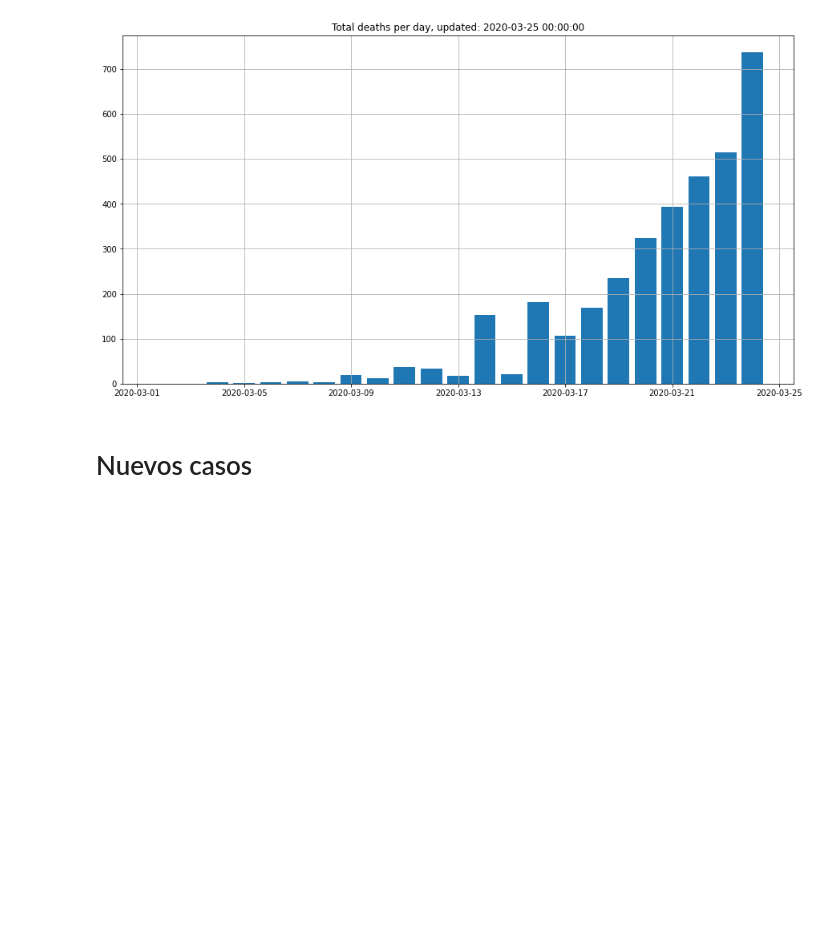
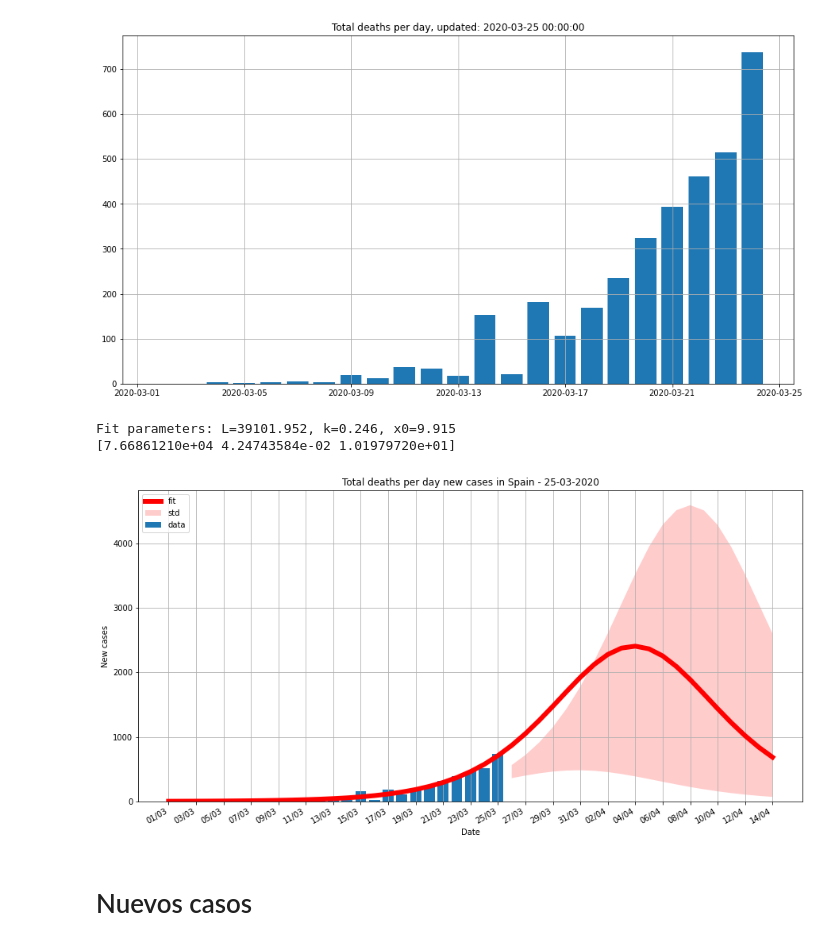
Before and after one commit to victorvicpal/COVID19_es, a Jupyter notebook: notebooks/LogisticCurveV02.ipynb, the cells around one changed output. Saved outputs shown, nothing was run; the diff lists cells and outputs as text; code cells hidden in the pictures; blank space fills up the shorter version.

```diff
--- a/notebooks/LogisticCurveV02.ipynb
+++ b/notebooks/LogisticCurveV02.ipynb
@@ -167,6 +167,15 @@ ax.set_title("Total deaths per day, updated: {}".format(dates[-1]));
 ax.grid()
 # %% [output]
 [figure]
+# %%
+deathsPerDay=np.diff(Deaths)
+
+Titulo = '{:.0f} deaths per day for Spain, updated on {}:'.format(deathsPerDay[-1],dates[-1])
+fit_curve(logistic_derivative, deathsPerDay, 'Total deaths per day new cases in Spain', 'New cases', last_date, coeff_std_d);
+# %% [output]
+Fit parameters: L=39101.952, k=0.246, x0=9.915
+[7.66861210e+04 4.24743584e-02 1.01979720e+01]
+[figure, added]
 # %% [markdown]
 # Nuevos casos <a class="anchor" id="2."></a>
 # %% [markdown]
```
Also changed, not shown: parts of 2 cells of this notebook.
